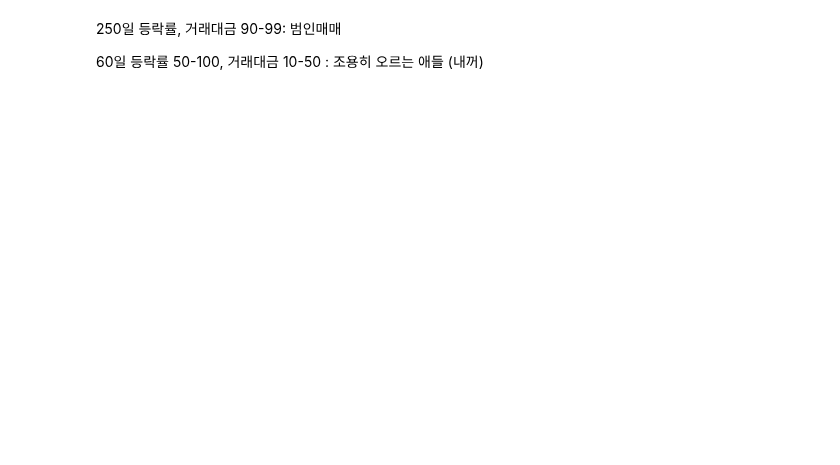
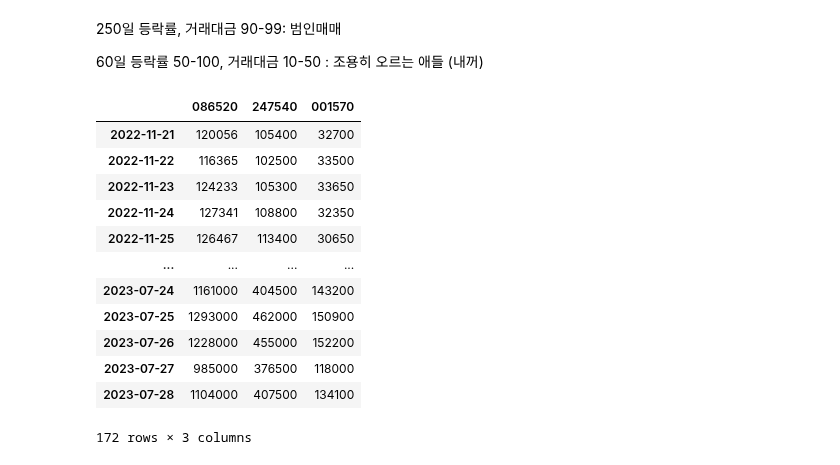
Before and after one commit to yeonghun00/stock-notes, a Jupyter notebook: useful/all_in_one.ipynb, the cells around one changed output. Cells and saved outputs as stored; diff of their text form; code cells hidden in the pictures; blank space fills up the shorter version.

```diff
--- a/useful/all_in_one.ipynb
+++ b/useful/all_in_one.ipynb
@@ -202,0 +216,24 @@ class StockList():
+# %%
+d = {}
+d = stocklist.get_price_df(t['종목코드'].values)
+
+merged_df = pd.DataFrame()
+
+for key, df in d.items():
+  merged_df = pd.concat([merged_df, df['Close']], axis=1, sort=False)
+merged_df.columns = d.keys()
+merged_df
+# %% [output]
+|  | 086520 | 247540 | 001570 |
+| 2022-11-21 | 120056 | 105400 | 32700 |
+| 2022-11-22 | 116365 | 102500 | 33500 |
+| 2022-11-23 | 124233 | 105300 | 33650 |
+| 2022-11-24 | 127341 | 108800 | 32350 |
+| 2022-11-25 | 126467 | 113400 | 30650 |
+| ... | ... | ... | ... |
+| 2023-07-24 | 1161000 | 404500 | 143200 |
+| 2023-07-25 | 1293000 | 462000 | 150900 |
+| 2023-07-26 | 1228000 | 455000 | 152200 |
+| 2023-07-27 | 985000 | 376500 | 118000 |
+| 2023-07-28 | 1104000 | 407500 | 134100 |
+172 rows × 3 columns
```
Also changed, not shown: parts of 10 cells of this notebook.
